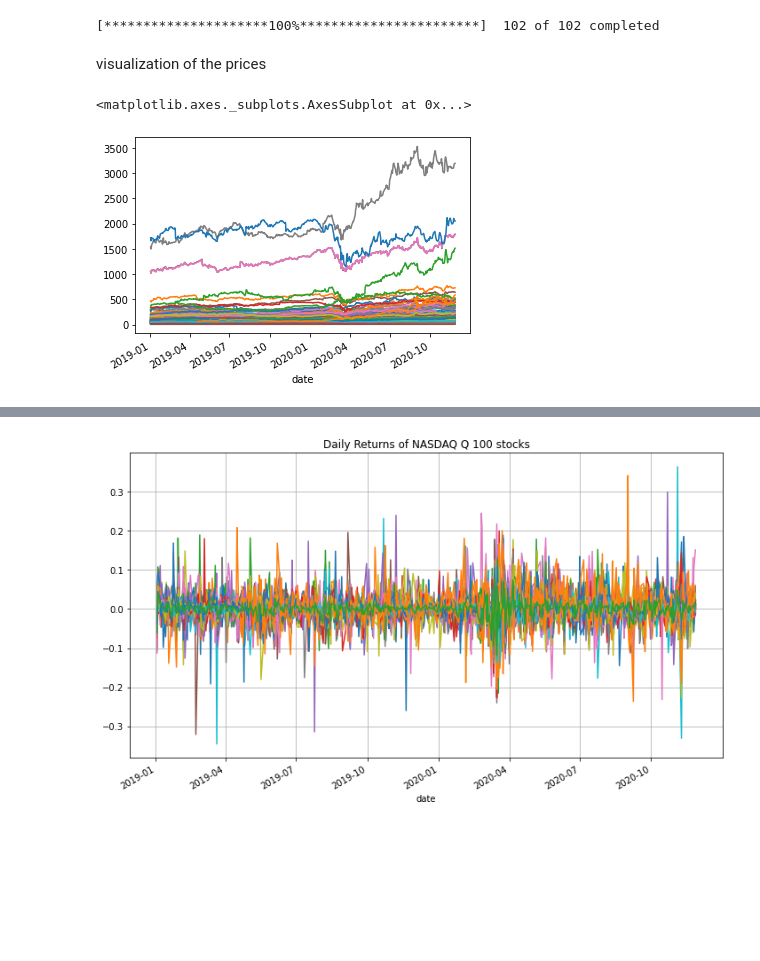
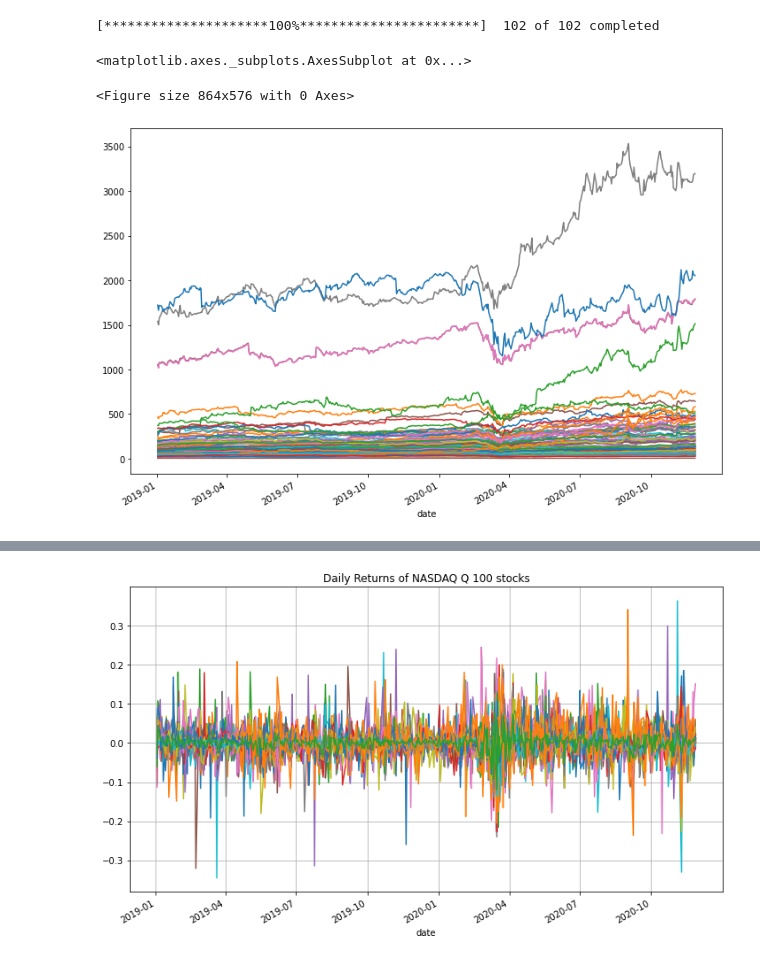
Before and after one commit to AnnaBujniewicz/semester_project, a Jupyter notebook: NASDAQ_100_exploration_UML_.ipynb, the cells around one changed output, grey strips where cells are left out. Saved outputs shown, nothing was run; the diff lists cells and outputs as text; code cells hidden in the pictures; blank space fills up the shorter version.

```diff
--- a/NASDAQ_100_exploration_UML_.ipynb
+++ b/NASDAQ_100_exploration_UML_.ipynb
@@ -71,13 +71,12 @@ df.index.name = 'date'
 open = yf.download(ticker_list, start='2019-10-30', end='2020-12-01')['Open']
 # %% [output]
 [*********************100%***********************]  102 of 102 completed
-# %% [markdown]
-visualization of the prices
 # %%
 #visualization for the companies through time
-df.plot.line(legend=False)
+df.plot.line(legend=False, figsize=(12,8) )
 # %% [output]
 <matplotlib.axes._subplots.AxesSubplot at 0x...>
+<Figure size 864x576 with 0 Axes>
-[figure, old version]
+[figure, new version]
 # %%
 #average of the 100 how it is developing
```
Also changed, not shown: parts of 23 cells of this notebook.
